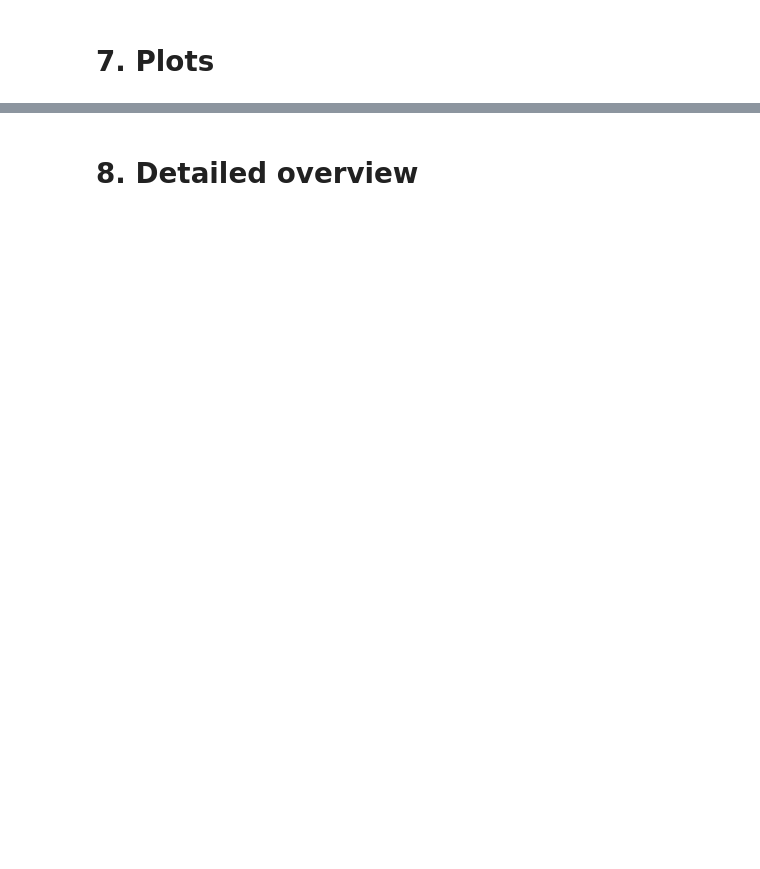
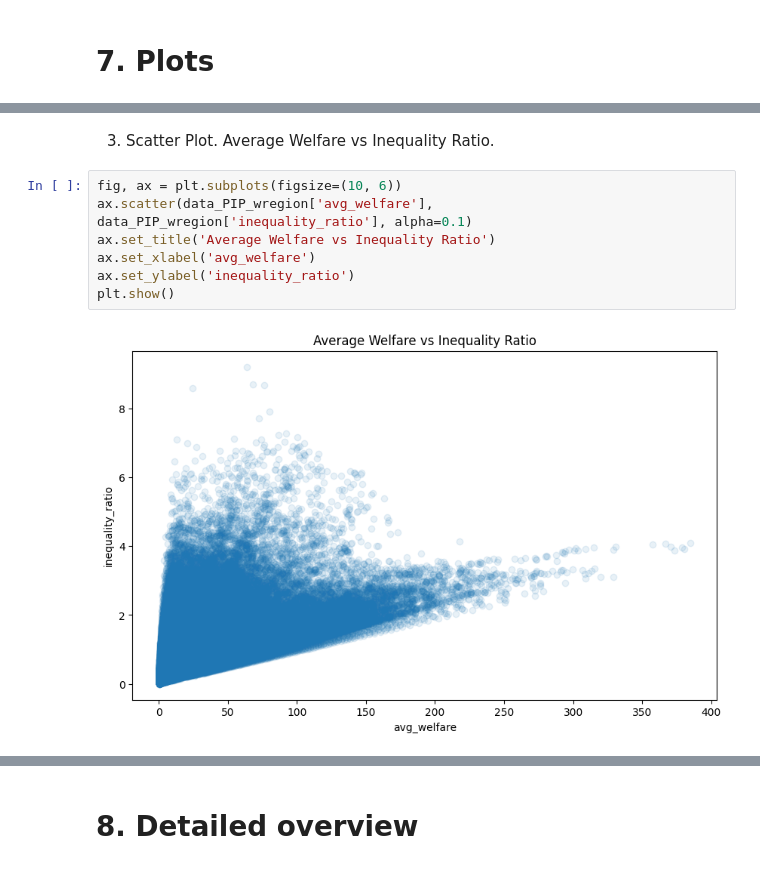
Before and after one commit to Nerneri/World_bank_PIP_analysis, a Jupyter notebook: Poverty_And_Inequality_Platform_(PIP).ipynb, the cells around one changed output, grey strips where cells are left out. Drawn from its saved outputs; the diff is of its cells as text; blank space fills up the shorter version.

```diff
--- a/Poverty_And_Inequality_Platform_(PIP).ipynb
+++ b/Poverty_And_Inequality_Platform_(PIP).ipynb
@@ -420,0 +448,11 @@ categorical_welfare.head()
+# %% [markdown]
+3. Scatter Plot. Average Welfare vs Inequality Ratio.
+# %%
+fig, ax = plt.subplots(figsize=(10, 6))
+ax.scatter(data_PIP_wregion['avg_welfare'], data_PIP_wregion['inequality_ratio'], alpha=0.1)
+ax.set_title('Average Welfare vs Inequality Ratio')
+ax.set_xlabel('avg_welfare')
+ax.set_ylabel('inequality_ratio')
+plt.show()
+# %% [output]
+[figure, added]
```
Also changed, not shown: parts of 22 cells of this notebook.
